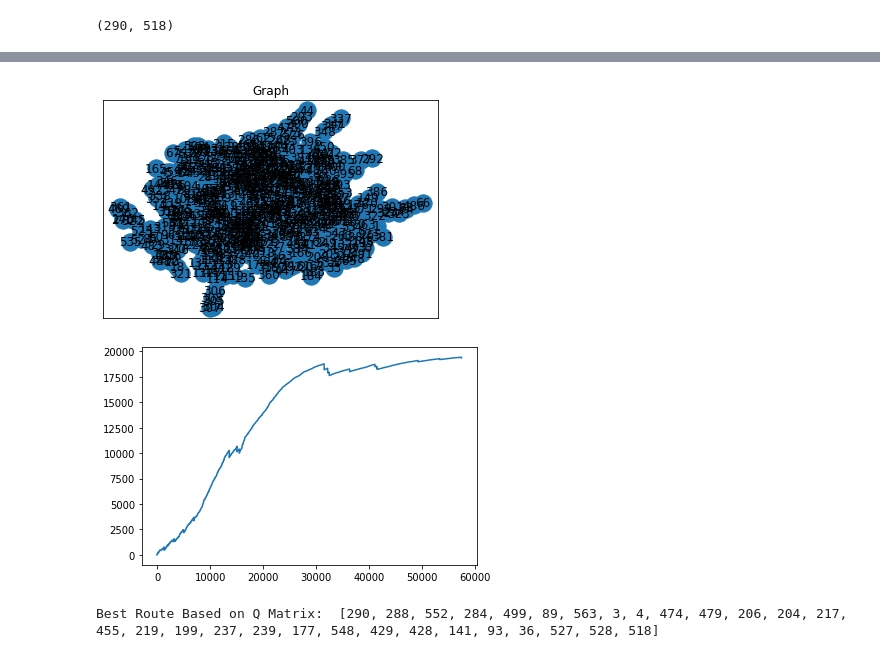
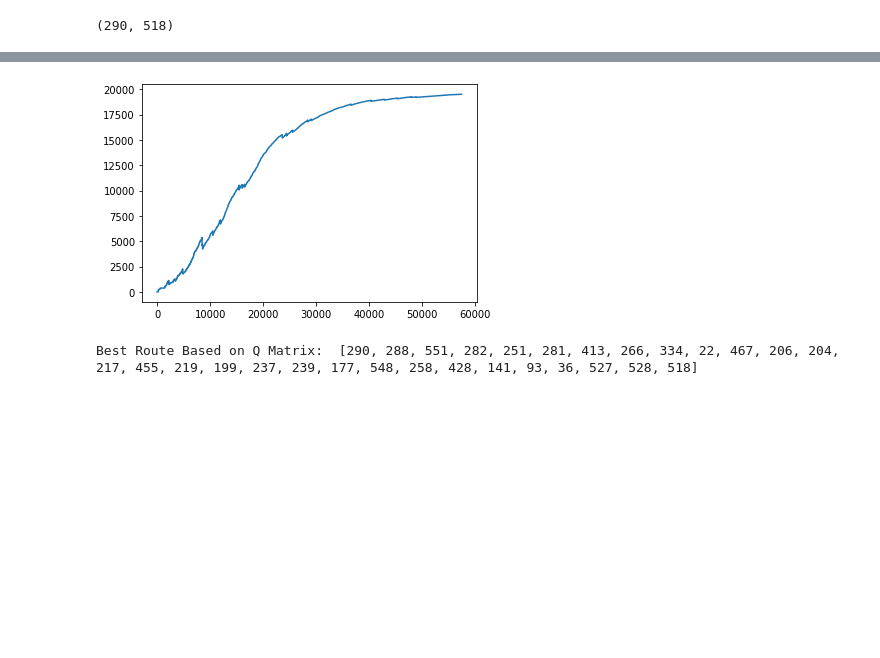
Before and after one commit to MINIMALaq/osmShortestPathRL, a Jupyter notebook: Q_learning_osm.ipynb, the cells around one changed output, grey strips where cells are left out. Cells and saved outputs as stored; diff of their text form; code cells hidden in the pictures; blank space fills up the shorter version.

```diff
--- a/Q_learning_osm.ipynb
+++ b/Q_learning_osm.ipynb
@@ -6,8 +6,8 @@ import numpy as np
 import matplotlib.pyplot as plt
 
 state = ox.graph_from_place('kristiine, tallinn, estonia')
-G = ox.graph_from_place('kristiine, tallinn, estonia', network_type='drive')
-ox.plot_graph(G)
+OSM_G = ox.graph_from_place('kristiine, tallinn, estonia', network_type='drive')
+ox.plot_graph(OSM_G)
 # %% [output]
 [figure]
 (<Figure size 576x576 with 1 Axes>, <AxesSubplot:>)
@@ -16,12 +16,12 @@ ox.plot_graph(G)
 origin_point = (59.400019,24.7094212)
 destination_point = (59.4262092,24.7019518)
 # get the nearest nodes to the locations
-origin_node = ox.get_nearest_node(G, origin_point)
-destination_node = ox.get_nearest_node(G, destination_point)
+origin_node = ox.get_nearest_node(OSM_G, origin_point)
+destination_node = ox.get_nearest_node(OSM_G, destination_point)
 # printing the closest node id to origin and destination points
 origin_node, destination_node
 # %% [output]
 (11791126, 5868334870)
 # %%
-points_list = list(G.edges())
+points_list = list(OSM_G.edges())
 # %%
@@ -77,12 +57,7 @@ new_points_list
 # %%
 G = nx.Graph()
 G.add_edges_from(new_points_list)
-pos = nx.spring_layout(G)
-nx.draw_networkx_nodes(G,pos)
-nx.draw_networkx_edges(G,pos)
-nx.draw_networkx_labels(G,pos)
-plt.title('Graph')
-plt.show()
+
 
 nodesNumber = G.number_of_nodes()
 
@@ -144,36 +119,35 @@ def shortest_Path(origin,destination):
 
 	scores=[]
 	for i in  range(nodesNumber*100):
 	    startingNode = np.random.randint(0, int(Q.shape[0]))
 	    available_act = available_actions(startingNode)
 	    action = sample_next_action(available_act)
 	    score = update(Q,startingNode, action, gamma)
 	    scores.append(score)
 
 	steps = [origin]
 	current = origin
 	while current != destination:
 	    next_step_index = np.where(Q[current,]== np.max(Q[current,]))[1]
 
 	    if next_step_index.shape[0] > 1:
 	        next_step_index = int(np.random.choice(next_step_index, size = 1))
 	    else:
 	        next_step_index = int(next_step_index)
 
 	    steps.append(next_step_index)
 	    current = next_step_index
 
 	return scores, steps
 
 
 scores,steps = shortest_Path(nodes_dict[origin_node],nodes_dict[destination_node])
 plt.plot(scores)
 plt.show()
 print('Best Route Based on Q Matrix: ',steps)
 # %% [output]
-[figure, old version]
+[figure, new version]
-[figure, removed]
-Best Route Based on Q Matrix:  [290, 288, 552, 284, 499, 89, 563, 3, 4, 474, 479, 206, 204, 217, 455, 219, 199, 237, 239, 177, 548, 429, 428, 141, 93, 36, 527, 528, 518]
+Best Route Based on Q Matrix:  [290, 288, 551, 282, 251, 281, 413, 266, 334, 22, 467, 206, 204, 217, 455, 219, 199, 237, 239, 177, 548, 258, 428, 141, 93, 36, 527, 528, 518]
 # %%
 Q_route = [reverse_nodes_dict[r] for r in steps]
 # %%
```
Also changed, not shown: parts of 5 cells of this notebook.
